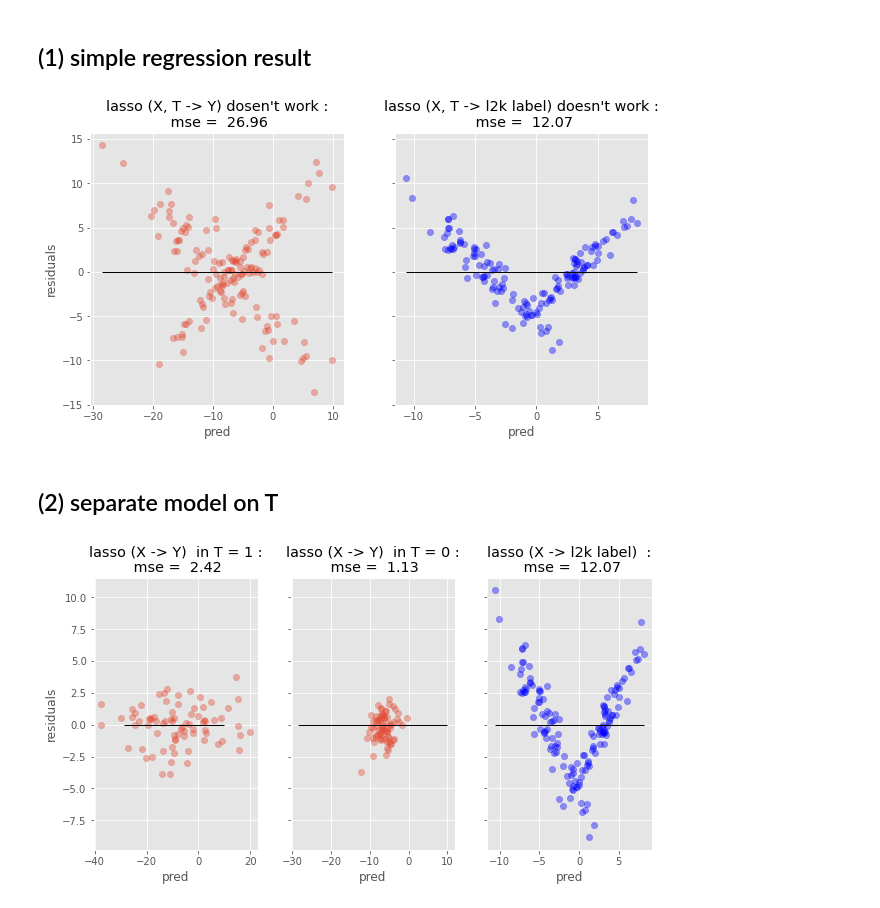
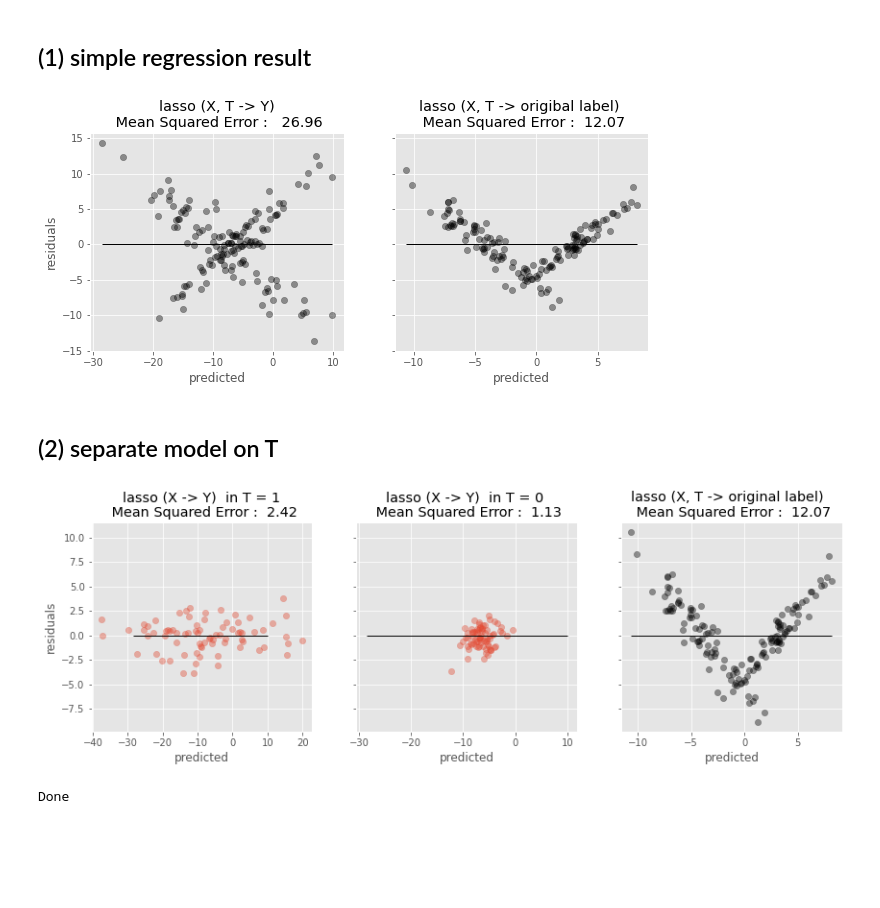
Before and after one commit to MasaAsami/modified_DMLDiD_RCS, a Jupyter notebook: notebooks/Why_original_l2kmodel_is_wrong.ipynb, the cells around one changed output. Saved outputs shown, nothing was run; the diff lists cells and outputs as text; code cells hidden in the pictures; blank space fills up the shorter version.

```diff
--- a/notebooks/Why_original_l2kmodel_is_wrong.ipynb
+++ b/notebooks/Why_original_l2kmodel_is_wrong.ipynb
@@ -111,34 +129,42 @@ y_mse = mean_squared_error(y_test, y_pred)
 l2k_y_pred = l2k_model.predict(x_test)
 l2k_mse = mean_squared_error(l2k_y_test, l2k_y_pred)
 # %%
-fig, axs = plt.subplots(1, 2, figsize=(10, 5), sharey=True)
+fig, axs = plt.subplots(1, 2, figsize=(10, 4), sharey=True)
 
 axs[0].scatter(
-    y_pred, y_pred - y_test, marker="o", s=40, alpha=0.4, label="y regression"
+    y_pred,
+    y_pred - y_test,
+    marker="o",
+    s=40,
+    alpha=0.4,
+    color="black",
+    label="y regression",
 )
-axs[0].set_xlabel("pred")
+axs[0].set_xlabel("predicted")
 axs[0].set_ylabel("residuals")
 axs[0].hlines(y=0, xmin=y_pred.min(), xmax=y_pred.max(), lw=1, color="black")
 
-axs[0].set_title(f"lasso (X, T -> Y) dosen't work :\n mse = {y_mse : .2f}")
+axs[0].set_title(f"lasso (X, T -> Y)\n Mean Squared Error :  {y_mse : .2f}")
 
 axs[1].scatter(
     l2k_y_pred,
     l2k_y_pred - l2k_y_test,
     marker="o",
-    color="b",
     s=40,
     alpha=0.4,
+    color="black",
     label="l2k regression",
 )
 
-axs[1].set_xlabel("pred")
+axs[1].set_xlabel("predicted")
 axs[1].hlines(y=0, xmin=l2k_y_pred.min(), xmax=l2k_y_pred.max(), lw=1, color="black")
-axs[1].set_title(f"lasso (X, T -> l2k label) doesn't work :\n mse = {l2k_mse : .2f}")
+axs[1].set_title(
+    f"lasso (X, T -> origibal label) \n Mean Squared Error : {l2k_mse : .2f}"
+)
 
 plt.show()
 # %% [output]
-[figure, old version]
+[figure, new version]
 # %% [markdown]
 ## (2) separate model on T
 # %%
@@ -172,7 +198,7 @@ y_mse_t1 = mean_squared_error(y_test_t1, y_pred_t1)
 y_pred_t0 = y_model_t0.predict(x_test_t0)
 y_mse_t0 = mean_squared_error(y_test_t0, y_pred_t0)
 # %%
-fig, axs = plt.subplots(1, 3, figsize=(10, 5), sharey=True)
+fig, axs = plt.subplots(1, 3, figsize=(14, 4), sharey=True)
 
 axs[0].scatter(
     y_pred_t1,
@@ -182,10 +208,10 @@ axs[0].scatter(
     alpha=0.4,
     label="y regression_t1",
 )
-axs[0].set_xlabel("pred")
+axs[0].set_xlabel("predicted")
 axs[0].set_ylabel("residuals")
 axs[0].hlines(y=0, xmin=y_pred.min(), xmax=y_pred.max(), lw=1, color="black")
-axs[0].set_title(f"lasso (X -> Y)  in T = 1 :\n mse = {y_mse_t1 : .2f}")
+axs[0].set_title(f"lasso (X -> Y)  in T = 1\n Mean Squared Error : {y_mse_t1 : .2f}")
 
 axs[1].scatter(
     y_pred_t0,
@@ -195,9 +221,9 @@ axs[1].scatter(
     alpha=0.4,
     label="y regression_t0",
 )
-axs[1].set_xlabel("pred")
+axs[1].set_xlabel("predicted")
 axs[1].hlines(y=0, xmin=y_pred.min(), xmax=y_pred.max(), lw=1, color="black")
-axs[1].set_title(f"lasso (X -> Y)  in T = 0 :\n mse = {y_mse_t0 : .2f}")
+axs[1].set_title(f"lasso (X -> Y)  in T = 0 \n Mean Squared Error : {y_mse_t0 : .2f}")
 
 
 axs[2].scatter(
@@ -205,15 +231,19 @@ axs[2].scatter(
     l2k_y_pred - l2k_y_test,
     marker="o",
     s=40,
-    color="b",
     alpha=0.4,
+    color="black",
     label="l2k regression",
 )
 
-axs[2].set_xlabel("pred")
+axs[2].set_xlabel("predicted")
 axs[2].hlines(y=0, xmin=l2k_y_pred.min(), xmax=l2k_y_pred.max(), lw=1, color="black")
-axs[2].set_title(f"lasso (X -> l2k label)  :\n mse = {l2k_mse : .2f}")
+axs[2].set_title(f"lasso (X, T -> original label)  \n Mean Squared Error : {l2k_mse : .2f}")
 
 plt.show()
 # %% [output]
-[figure, old version]
+[figure, new version]
+# %%
+print("Done")
+# %% [output]
+Done
```
Also changed, not shown: parts of 2 cells of this notebook, 7 other files.
